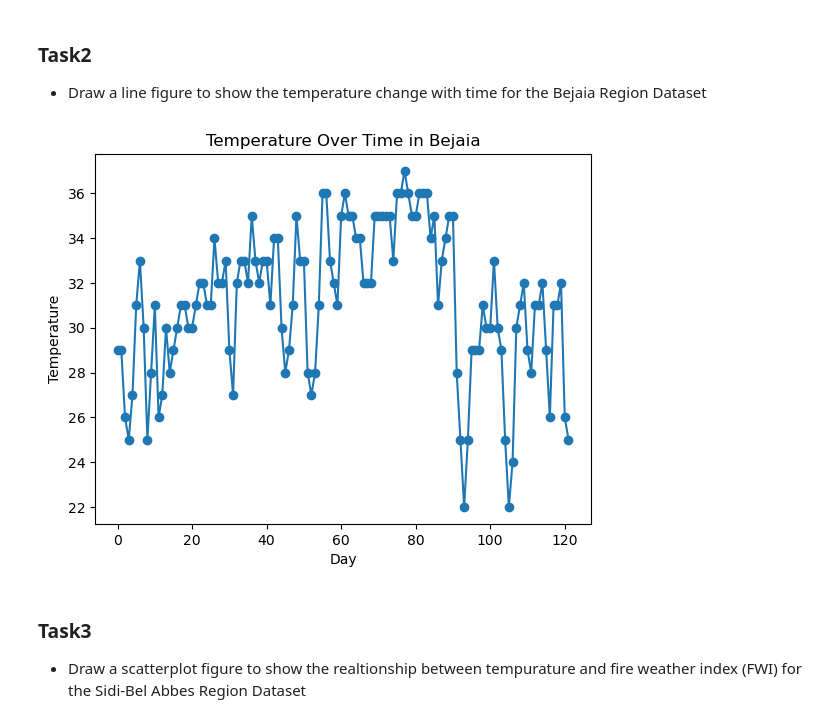
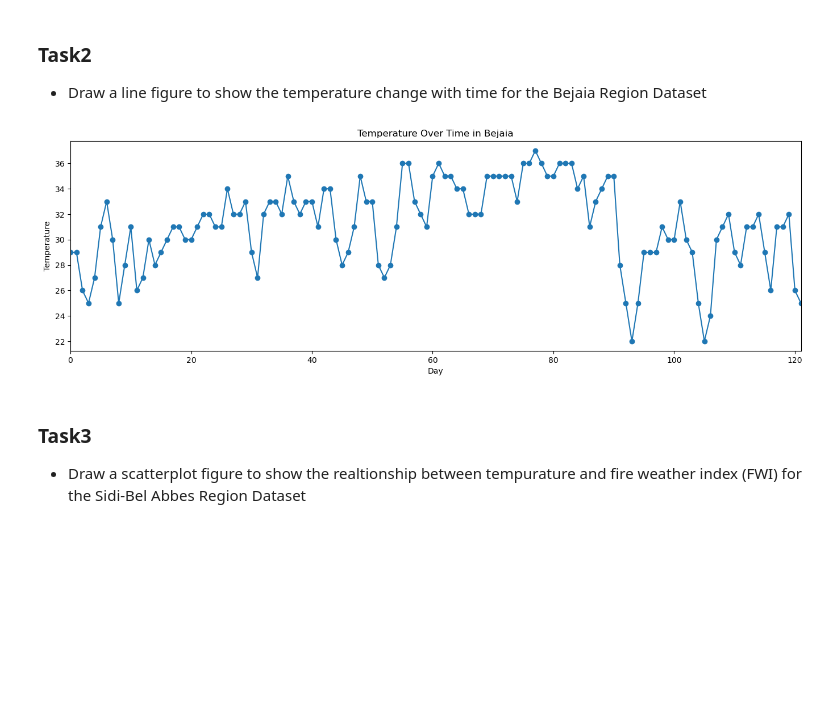
Before and after one commit to SpencerLefever/COSC311, a Jupyter notebook: Lab2/Lab2.ipynb, the cells around one changed output. Drawn from its saved outputs; the diff is of its cells as text; code cells hidden in the pictures; blank space fills up the shorter version.

```diff
--- a/Lab2/Lab2.ipynb
+++ b/Lab2/Lab2.ipynb
@@ -46,11 +46,22 @@ dtype: int64
 # %%
 plt.plot(bejaia_data['Temperature'], marker='o', linestyle='solid')
 plt.title('Temperature Over Time in Bejaia')
 plt.ylabel('Temperature')
 plt.xlabel('Day')
+N=50
+plt.gca().margins(x=0)
+plt.gcf().canvas.draw()
+tl = plt.gca().get_xticklabels()
+maxsize = max([t.get_window_extent().width for t in tl])
+m = 0.2 # inch margin
+s = maxsize/plt.gcf().dpi*N+2*m
+margin = m/plt.gcf().get_size_inches()[0]
+
+plt.gcf().subplots_adjust(left=margin, right=1.-margin)
+plt.gcf().set_size_inches(s, plt.gcf().get_size_inches()[1])
 plt.show()
 # %% [output]
-[figure, old version]
+[figure, new version]
 # %% [markdown]
 ### Task3
 - Draw a scatterplot figure to show the realtionship between tempurature and fire weather index (FWI) for the Sidi-Bel Abbes Region Dataset
```
Also changed, not shown: 1 other file.
